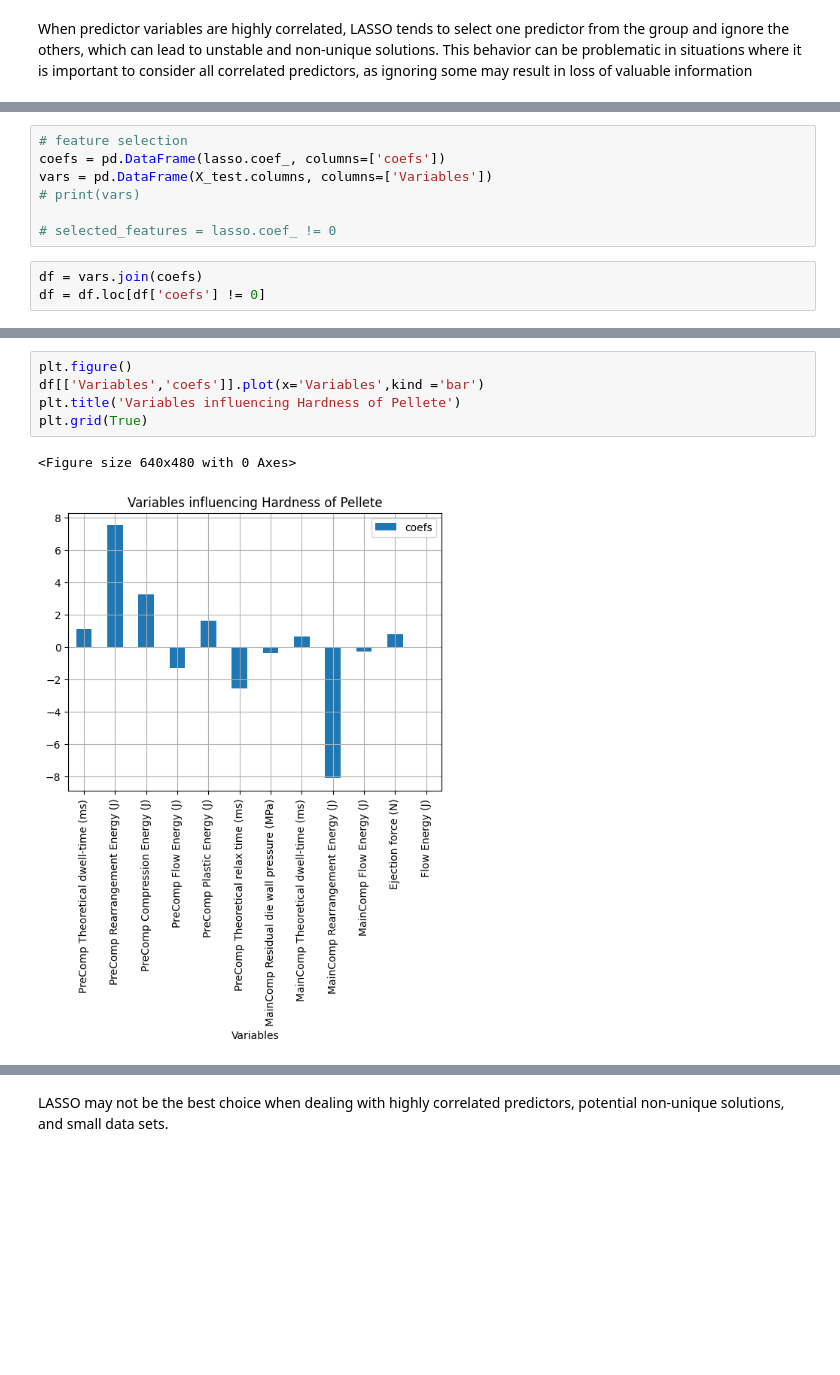
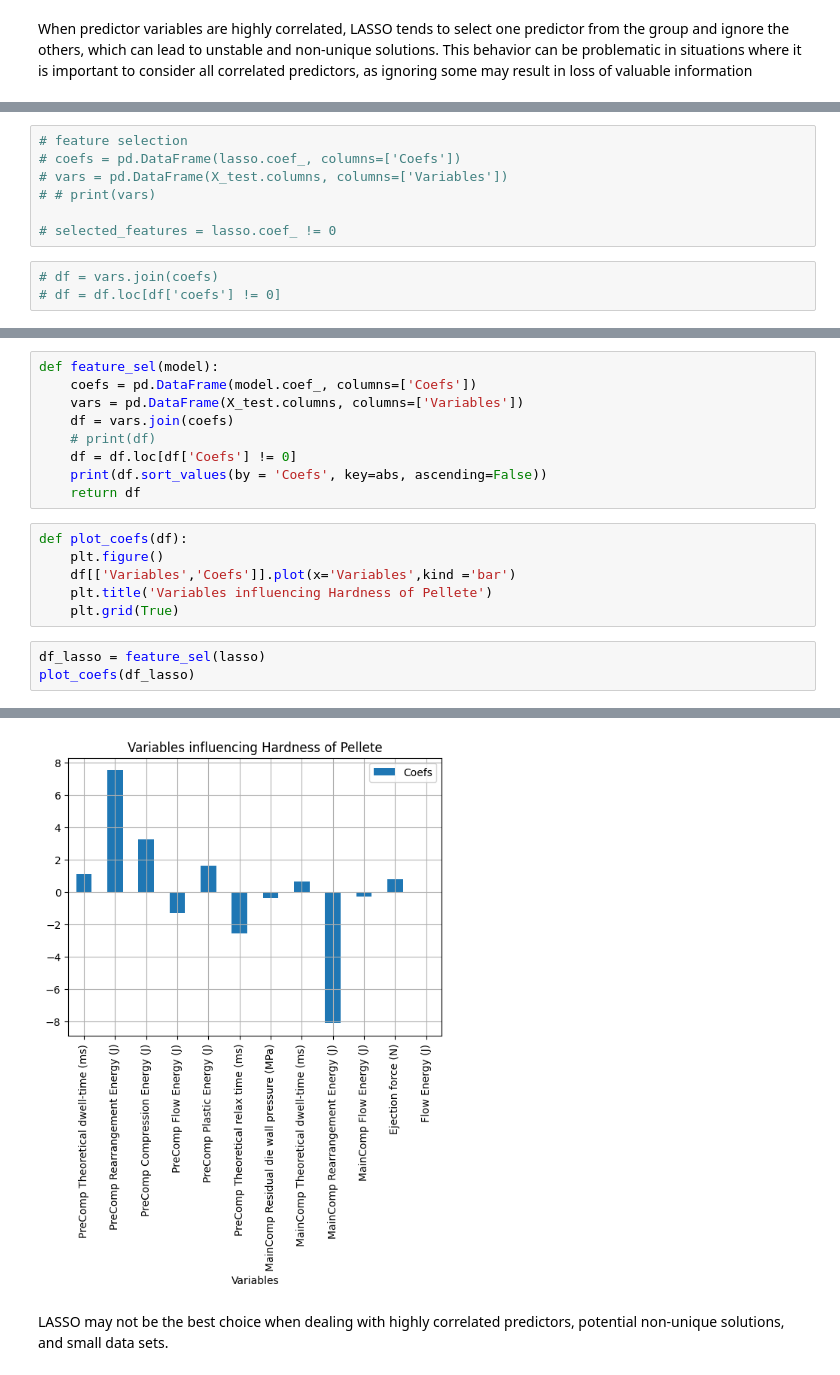
Before and after one commit to Enid-Ferns/classification, a Jupyter notebook: linear_reg.ipynb, the cells around one changed output, grey strips where cells are left out. Cells and saved outputs as stored; diff of their text form; blank space fills up the shorter version.

```diff
--- a/linear_reg.ipynb
+++ b/linear_reg.ipynb
@@ -206,11 +209,11 @@ mse 918.7617443871258
 # %%
 # feature selection
-coefs = pd.DataFrame(lasso.coef_, columns=['coefs'])
-vars = pd.DataFrame(X_test.columns, columns=['Variables'])
-# print(vars)
+# coefs = pd.DataFrame(lasso.coef_, columns=['Coefs'])
+# vars = pd.DataFrame(X_test.columns, columns=['Variables'])
+# # print(vars)
 
 # selected_features = lasso.coef_ != 0
 # %%
-df = vars.join(coefs)
-df = df.loc[df['coefs'] != 0]
+# df = vars.join(coefs)
+# df = df.loc[df['coefs'] != 0]
 # %%
@@ -229,11 +232,22 @@ df.sort_values(by = 'coefs', key=abs, ascending=False)
 | 27 | MainComp Residual die wall pressu... | -0.369941 |
 | 34 | MainComp Flow Energy (J) | -0.269267 |
 | 44 | Flow Energy (J) | -0.031630 |
+# %%
+def feature_sel(model):
+    coefs = pd.DataFrame(model.coef_, columns=['Coefs'])
+    vars = pd.DataFrame(X_test.columns, columns=['Variables'])
+    df = vars.join(coefs)
+    # print(df)
+    df = df.loc[df['Coefs'] != 0]
+    print(df.sort_values(by = 'Coefs', key=abs, ascending=False))
+    return df
 # %%
-plt.figure()
-df[['Variables','coefs']].plot(x='Variables',kind ='bar')
-plt.title('Variables influencing Hardness of Pellete')
-plt.grid(True)
+def plot_coefs(df):
+    plt.figure()
+    df[['Variables','Coefs']].plot(x='Variables',kind ='bar')
+    plt.title('Variables influencing Hardness of Pellete')
+    plt.grid(True)
-# %% [output]
-<Figure size 640x480 with 0 Axes>
-[figure, removed]
+# %%
+df_lasso = feature_sel(lasso)
+plot_coefs(df_lasso)
+# %% [output]
@@ -240,3 +268,4 @@ plt.grid(True)
+[figure, added]
 # %% [markdown]
 LASSO may not be the best choice when dealing with highly correlated predictors, potential non-unique solutions, and small data sets.
 # %% [markdown]
```
Also changed, not shown: parts of 6 cells of this notebook.
